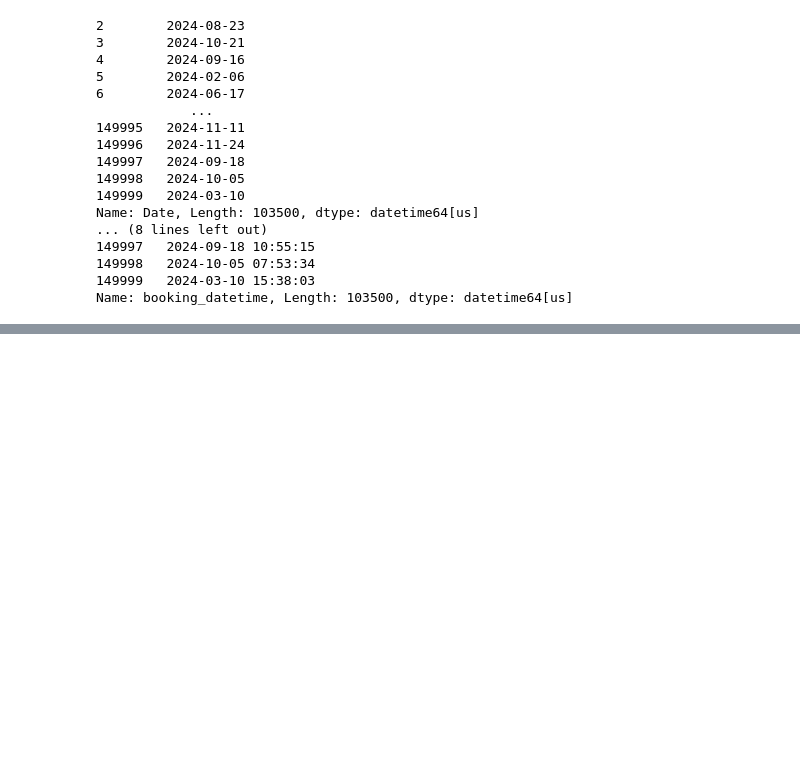
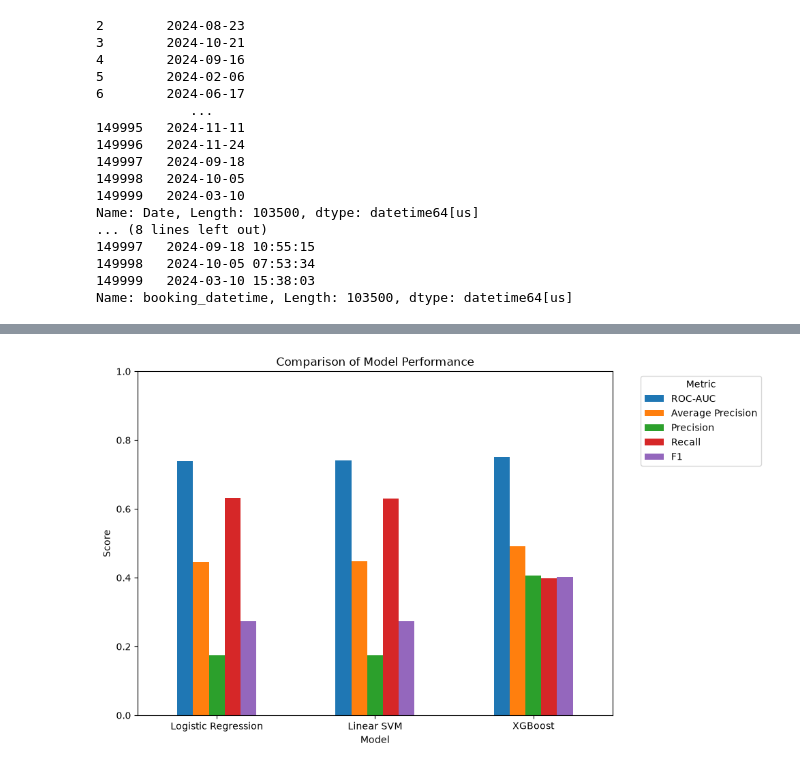
Before and after one commit to amyyychiang2/IMLP, a Jupyter notebook: Python course/Final project/Final project_Amy Yunyu Chiang.ipynb, the cells around one changed output, grey strips where cells are left out. Cells and saved outputs as stored; diff of their text form; code cells hidden in the pictures; blank space fills up the shorter version.

```diff
--- a/Python course/Final project/Final project_Amy Yunyu Chiang.ipynb
+++ b/Python course/Final project/Final project_Amy Yunyu Chiang.ipynb
@@ -412,0 +603,6 @@ print(pd.Series(svm_results).round(3))
+# %%
+xgb_model.fit(
+    X_train_final,
+    y_train
+)
+xgb_pred = xgb_model.predict(X_test_final)
@@ -412,0 +670,14 @@ print(pd.Series(svm_results).round(3))
+# %%
+# Logistic Regression
+logit_pred = logmodel.predict(X_test_final)
+logit_prob = logmodel.predict_proba(X_test_final)[:, 1]
+
+
+# Linear SVM
+svm_pred = svm_model.predict(X_test_final)
+svm_score = svm_model.decision_function(X_test_final)
+
+
+# XGBoost
+xgb_pred = xgb_model.predict(X_test_final)
+xgb_prob = xgb_model.predict_proba(X_test_final)[:, 1]
@@ -412,0 +782,36 @@ print(pd.Series(svm_results).round(3))
+# %%
+import matplotlib.pyplot as plt
+
+# Create the graph for comparison of model performance
+model_results.plot(
+    x="Model",
+    y=[
+        "ROC-AUC",
+        "Average Precision",
+        "Precision",
+        "Recall",
+        "F1"
+    ],
+    kind="bar",
+    figsize=(10, 6)
+)
+
+# Add labels
+plt.title("Comparison of Model Performance")
+plt.xlabel("Model")
+plt.ylabel("Score")
+
+# Put legend outside the graph
+plt.legend(
+    title="Metric",
+    bbox_to_anchor=(1.05, 1),
+    loc="upper left"
+)
+
+plt.xticks(rotation=0)
+plt.ylim(0, 1)
+
+plt.tight_layout()
+plt.show()
+# %% [output]
+[figure, added]
```
Also changed, not shown: parts of 27 cells of this notebook, 1 other file.
